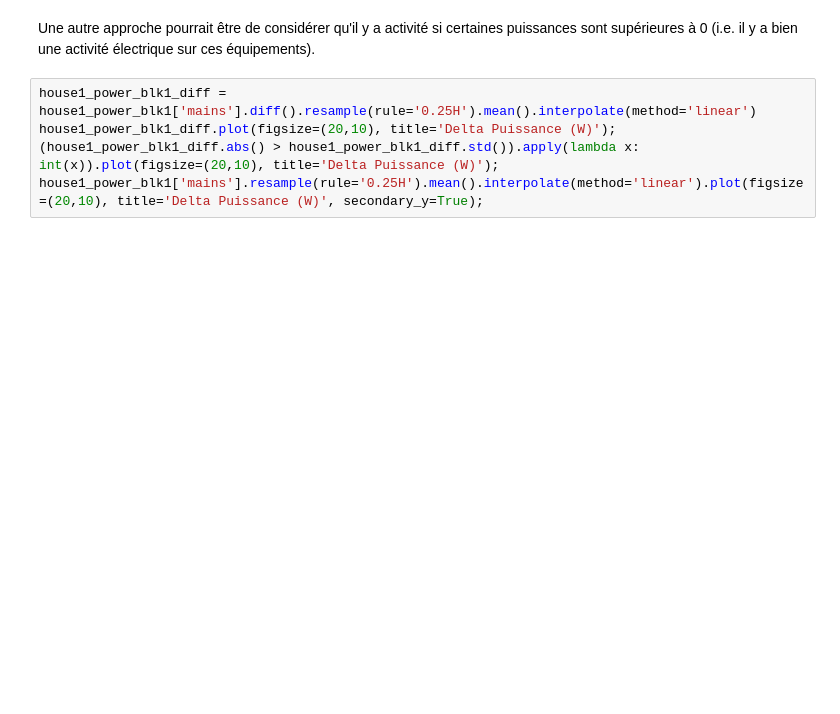
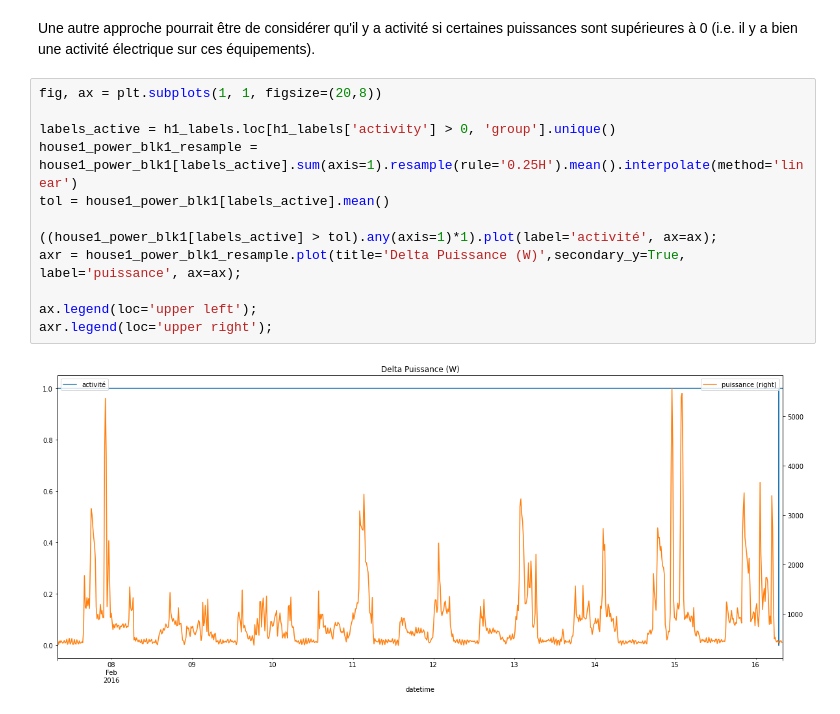
Before and after one commit to hugo-mi/Activity_Detection_From_Electrical_Consumption_Load_Curves, a Jupyter notebook: Exploratory Data Analysis/data_powers.ipynb, the cells around one changed output. Cells and saved outputs as stored; diff of their text form; blank space fills up the shorter version.

```diff
--- a/Exploratory Data Analysis/data_powers.ipynb
+++ b/Exploratory Data Analysis/data_powers.ipynb
@@ -111,7 +113,16 @@ axr.legend(loc='upper right');
 # %% [markdown]
 Une autre approche pourrait être de considérer qu'il y a activité si certaines puissances sont supérieures à 0 (i.e. il y a bien une activité électrique sur ces équipements).
-# %%
-house1_power_blk1_diff = house1_power_blk1['mains'].diff().resample(rule='0.25H').mean().interpolate(method='linear')
-house1_power_blk1_diff.plot(figsize=(20,10), title='Delta Puissance (W)');
-(house1_power_blk1_diff.abs() > house1_power_blk1_diff.std()).apply(lambda x: int(x)).plot(figsize=(20,10), title='Delta Puissance (W)');
-house1_power_blk1['mains'].resample(rule='0.25H').mean().interpolate(method='linear').plot(figsize=(20,10), title='Delta Puissance (W)', secondary_y=True);
+# %%
+fig, ax = plt.subplots(1, 1, figsize=(20,8))
+
+labels_active = h1_labels.loc[h1_labels['activity'] > 0, 'group'].unique()
+house1_power_blk1_resample = house1_power_blk1[labels_active].sum(axis=1).resample(rule='0.25H').mean().interpolate(method='linear')
+tol = house1_power_blk1[labels_active].mean()
+
+((house1_power_blk1[labels_active] > tol).any(axis=1)*1).plot(label='activité', ax=ax);
+axr = house1_power_blk1_resample.plot(title='Delta Puissance (W)',secondary_y=True, label='puissance', ax=ax);
+
+ax.legend(loc='upper left');
+axr.legend(loc='upper right');
+# %% [output]
+[figure, added]
```
Also changed, not shown: parts of 4 cells of this notebook.
